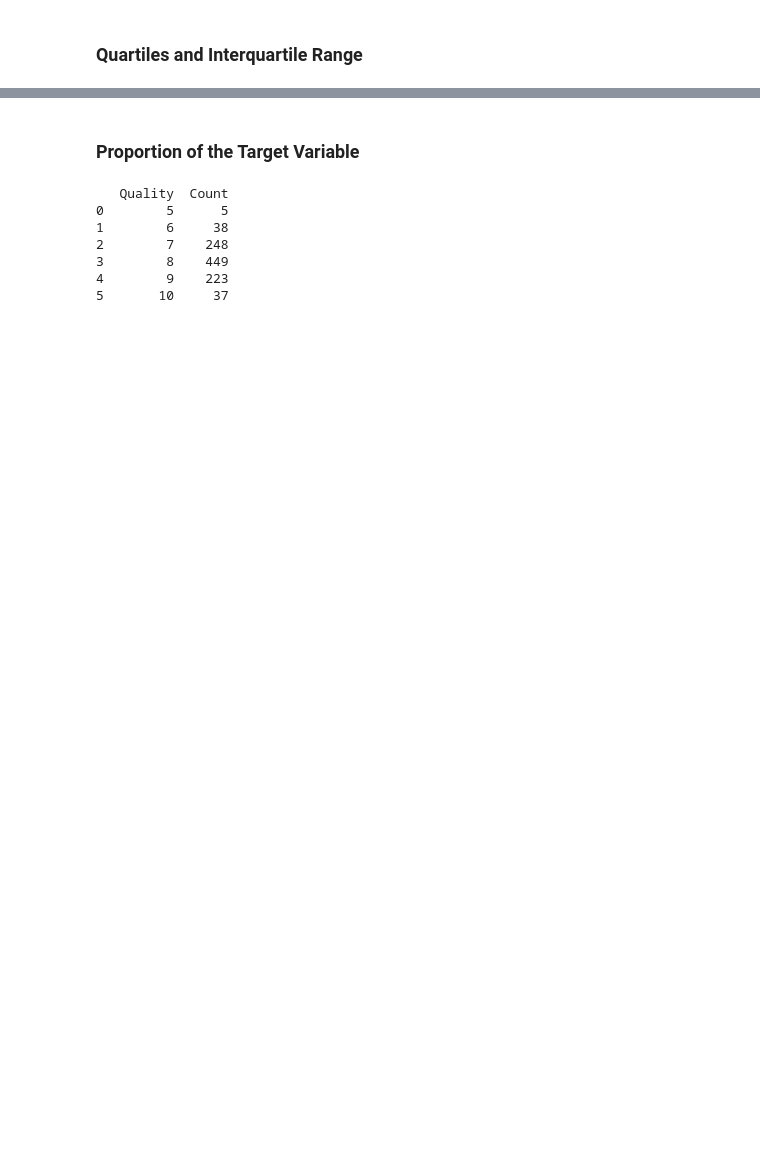
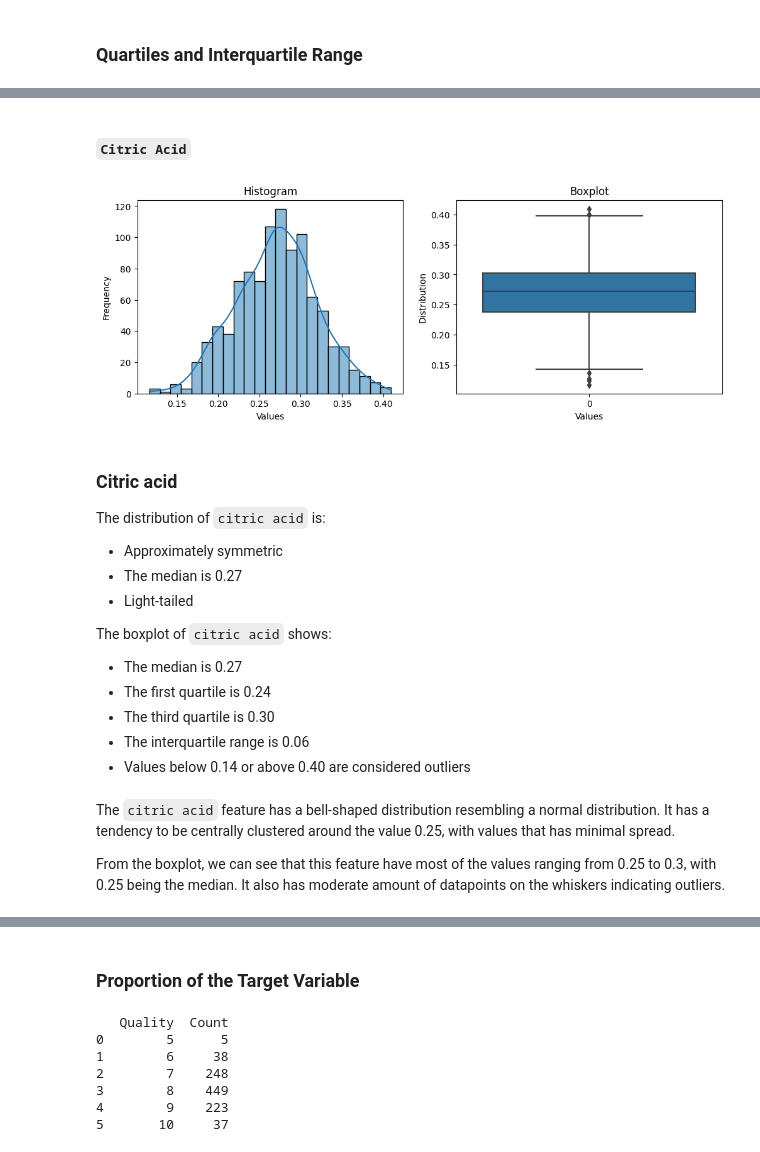
Before and after one commit to maikeljh/TubesProbstatGan, a Jupyter notebook: src/analysis.ipynb, the cells around one changed output, grey strips where cells are left out. Saved outputs shown, nothing was run; the diff lists cells and outputs as text; code cells hidden in the pictures; blank space fills up the shorter version.

```diff
--- a/src/analysis.ipynb
+++ b/src/analysis.ipynb
@@ -447,0 +426,22 @@ plt.show()
+# %% [markdown]
+#### `Citric Acid`
+# %%
+describe_feature(df, 'citric acid')
+# %% [output]
+[figure, added]
+### Citric acid
+The distribution of `citric acid` is:
+- Approximately symmetric
+- The median is 0.27
+- Light-tailed
+
+The boxplot of `citric acid` shows:
+- The median is 0.27
+- The first quartile is 0.24
+- The third quartile is 0.30
+- The interquartile range is 0.06
+- Values below 0.14 or above 0.40 are considered outliers
+# %% [markdown]
+The `citric acid` feature has a bell-shaped distribution resembling a normal distribution. It has a tendency to be centrally clustered around the value 0.25, with values that has minimal spread.
+
+From the boxplot, we can see that this feature have most of the values ranging from 0.25 to 0.3, with 0.25 being the median. It also has moderate amount of datapoints on the whiskers indicating outliers.
```
Also changed, not shown: parts of 104 cells of this notebook.
